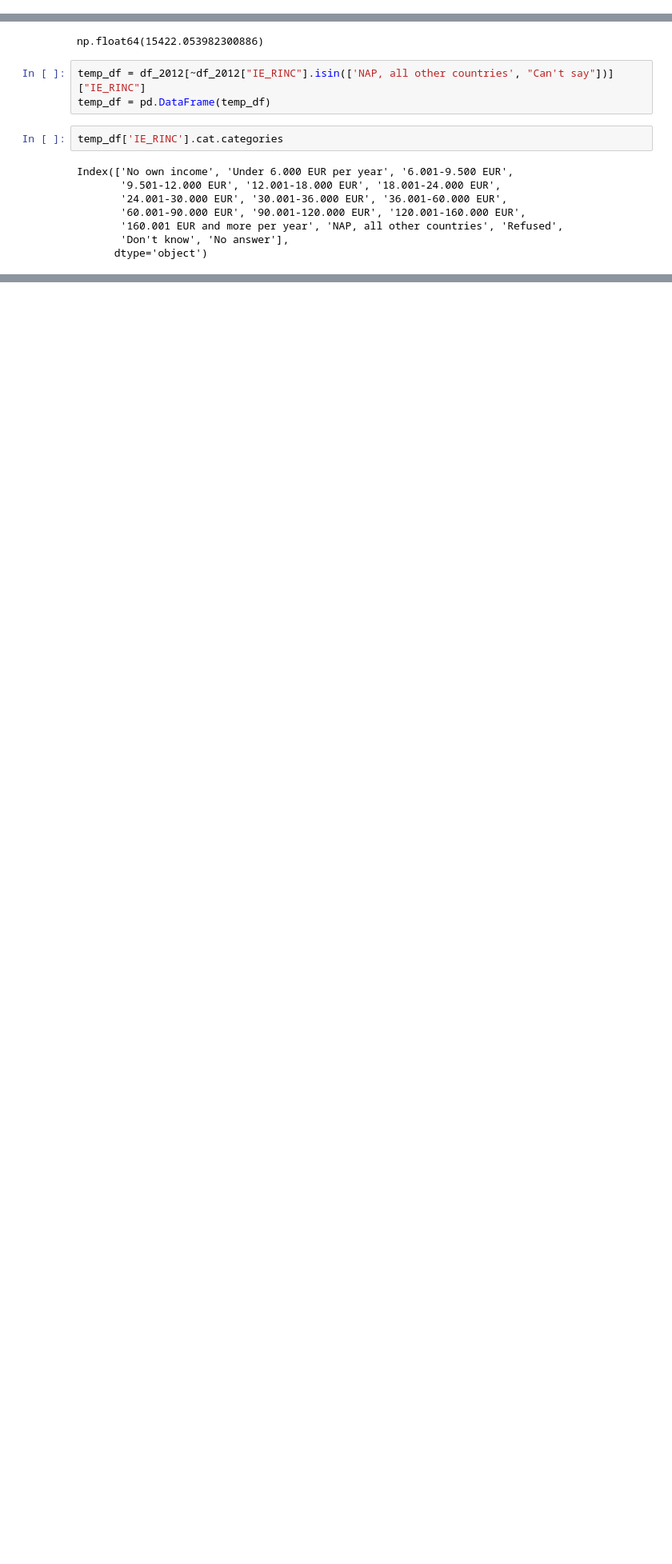
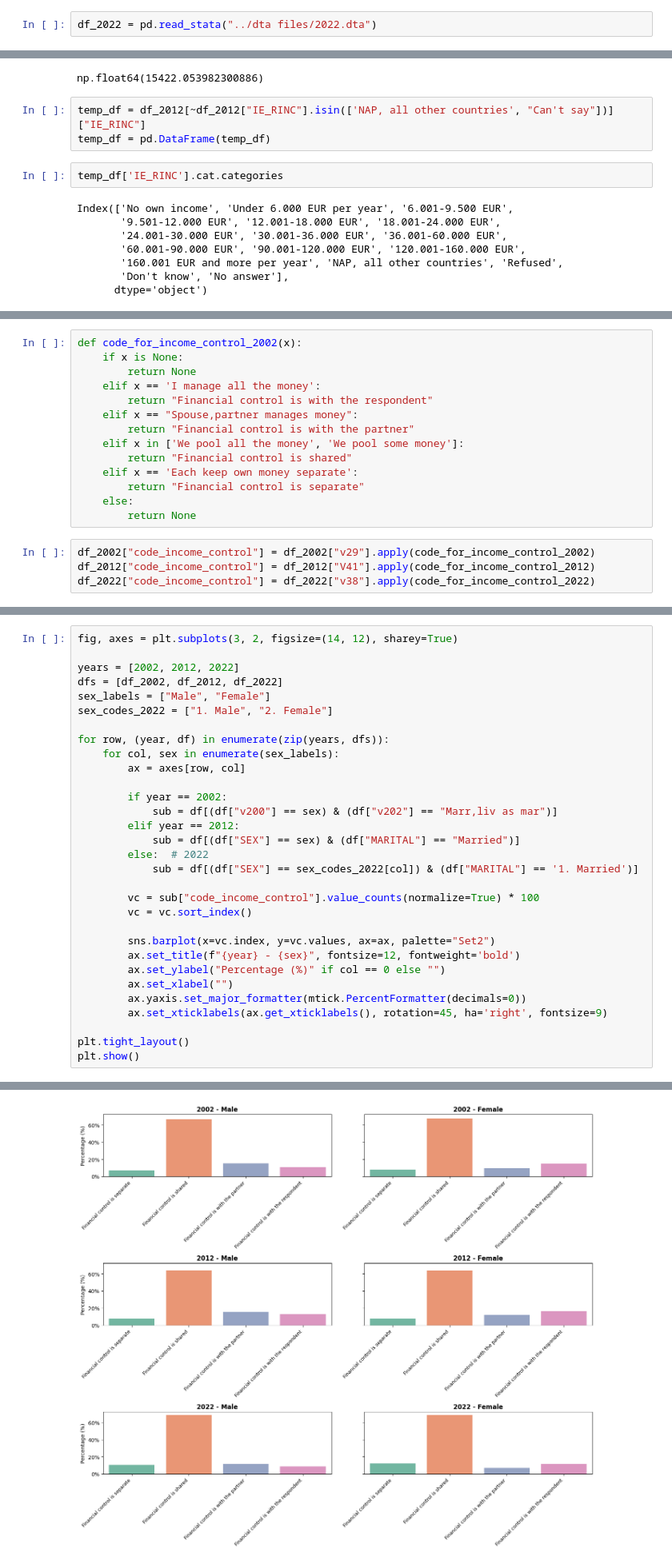
Before and after one commit to ashishpapanai/2025-02-ActionWords, a Jupyter notebook: notebooks/sidd.ipynb, the cells around one changed output, grey strips where cells are left out. Shown at 80% size. Saved outputs shown, nothing was run; the diff lists cells and outputs as text; blank space fills up the shorter version.

```diff
--- a/notebooks/sidd.ipynb
+++ b/notebooks/sidd.ipynb
@@ -42,6 +44,8 @@ with pd.io.stata.StataReader("../dta files/2012.dta", convert_categoricals=True)
 with pd.io.stata.StataReader("../dta files/2002.dta", convert_categoricals=True) as rdr:
     cols = [c for c in rdr.variable_labels().keys() if c not in ["v241","v247"]]
     df_2002 = rdr.read(columns=cols)
+# %%
+df_2022 = pd.read_stata("../dta files/2022.dta")
 # %%
 df_1988 = pd.read_stata("../dta files/1988.dta")
 # %% [markdown]
@@ -705,0 +745,18 @@ Index(['No own income', 'Under 6.000 EUR per year', '6.001-9.500 EUR',
+# %%
+def code_for_income_control_2002(x):
+    if x is None:
+        return None
+    elif x == 'I manage all the money':
+        return "Financial control is with the respondent"
+    elif x == "Spouse,partner manages money":
+        return "Financial control is with the partner"
+    elif x in ['We pool all the money', 'We pool some money']:
+        return "Financial control is shared"
+    elif x == 'Each keep own money separate':
+        return "Financial control is separate"
+    else:
+        return None
+# %%
+df_2002["code_income_control"] = df_2002["v29"].apply(code_for_income_control_2002)
+df_2012["code_income_control"] = df_2012["V41"].apply(code_for_income_control_2012)
+df_2022["code_income_control"] = df_2022["v38"].apply(code_for_income_control_2022)
@@ -705,0 +784,32 @@ Index(['No own income', 'Under 6.000 EUR per year', '6.001-9.500 EUR',
+# %%
+fig, axes = plt.subplots(3, 2, figsize=(14, 12), sharey=True)
+
+years = [2002, 2012, 2022]
+dfs = [df_2002, df_2012, df_2022]
+sex_labels = ["Male", "Female"]
+sex_codes_2022 = ["1. Male", "2. Female"]
+
+for row, (year, df) in enumerate(zip(years, dfs)):
+    for col, sex in enumerate(sex_labels):
+        ax = axes[row, col]
+
+        if year == 2002:
+            sub = df[(df["v200"] == sex) & (df["v202"] == "Marr,liv as mar")]
+        elif year == 2012:
+            sub = df[(df["SEX"] == sex) & (df["MARITAL"] == "Married")]
+        else:  # 2022
+            sub = df[(df["SEX"] == sex_codes_2022[col]) & (df["MARITAL"] == '1. Married')]
+
+        vc = sub["code_income_control"].value_counts(normalize=True) * 100
+        vc = vc.sort_index()
+
+        sns.barplot(x=vc.index, y=vc.values, ax=ax, palette="Set2")
+        ax.set_title(f"{year} - {sex}", fontsize=12, fontweight='bold')
+        ax.set_ylabel("Percentage (%)" if col == 0 else "")
+        ax.set_xlabel("")
+        ax.yaxis.set_major_formatter(mtick.PercentFormatter(decimals=0))
+        ax.set_xticklabels(ax.get_xticklabels(), rotation=45, ha='right', fontsize=9)
+
+plt.tight_layout()
+plt.show()
+# %% [output]
@@ -705,0 +833 @@ Index(['No own income', 'Under 6.000 EUR per year', '6.001-9.500 EUR',
+[figure, added]
```
Also changed, not shown: parts of 14 cells of this notebook, 8 other files.
